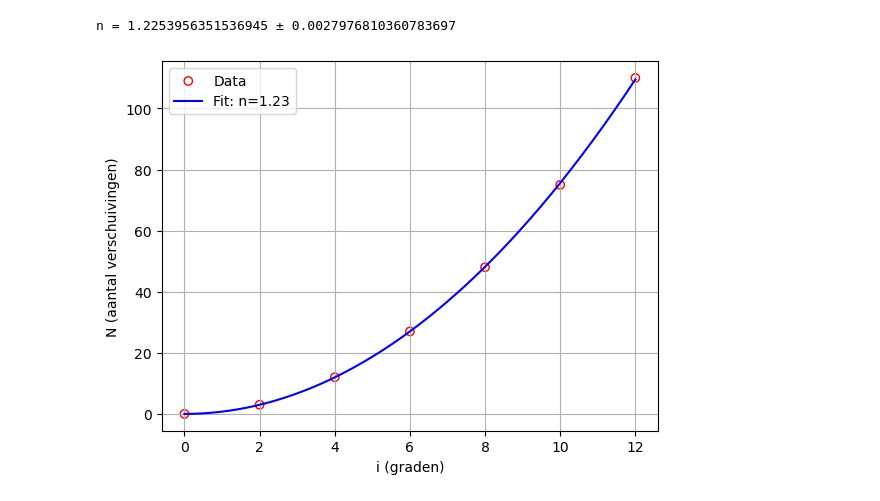
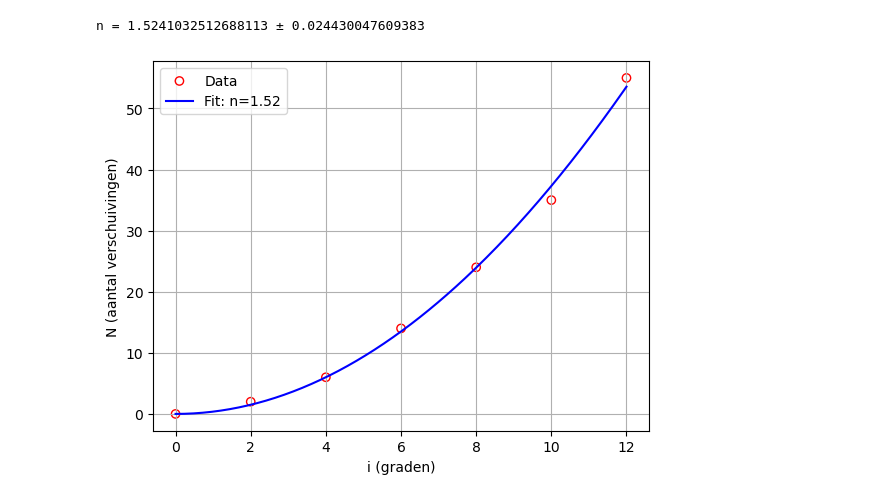
Before and after one commit to helenadks/Project-2.1, a Jupyter notebook: Project 2.1.ipynb, the cells around one changed output. Cells and saved outputs as stored; diff of their text form; code cells hidden in the pictures.

```diff
--- a/Project 2.1.ipynb
+++ b/Project 2.1.ipynb
@@ -1,37 +1,32 @@
 # %%
 import numpy as np
 import matplotlib.pyplot as plt
 from scipy.optimize import curve_fit
 
-# Model
 def N_model(i, n):
-    lam = 500e-9   # golflengte (m)
+    lam = 532e-9   # golflengte (m)
     d   = 1e-3     # dikte (m)
-    return (2 * n * d / lam) * (1/np.cos(i) - 1)
+    return (2 * d / lam) * (n - np.sqrt(n**2 - np.sin(i)**2))
 
-# Data
 i_deg  = np.array([0, 2, 4, 6, 8, 10, 12])
 i_rad  = np.deg2rad(i_deg)
-N_data = np.array([0, 3, 12, 27, 48, 75, 110]) #(dit zijn test waardes, deze zullen vervangen worden door onze eigen meetresultaten)
+N_data = np.array([0, 2, 6, 14, 24, 35, 55]) # testwaardes
 
-# Eerste schatting
 p0 = [1.5]
 
-# Fit
 popt, pcov = curve_fit(N_model, i_rad, N_data, p0=p0)
 perr = np.sqrt(np.diag(pcov))
 
 print("n =", popt[0], "±", perr[0])
 
-# Plot
 i_fit = np.linspace(0, np.deg2rad(12), 300)
 plt.scatter(i_deg, N_data, facecolors='none', edgecolors='r', label="Data")
 plt.plot(np.rad2deg(i_fit), N_model(i_fit, *popt), 'b-', label=f"Fit: n={popt[0]:.2f}")
 plt.xlabel("i (graden)")
 plt.ylabel("N (aantal verschuivingen)")
 plt.legend()
 plt.grid(True)
 plt.show()
 # %% [output]
-n = 1.2253956351536945 ± 0.0027976810360783697
+n = 1.5241032512688113 ± 0.024430047609383
-[figure, old version]
+[figure, new version]
```
Also changed, not shown: parts of 2 cells of this notebook.
